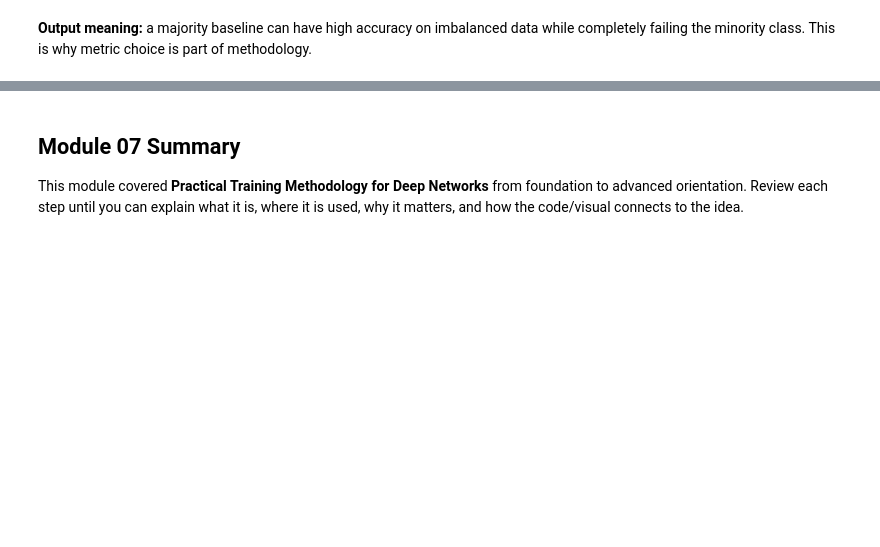
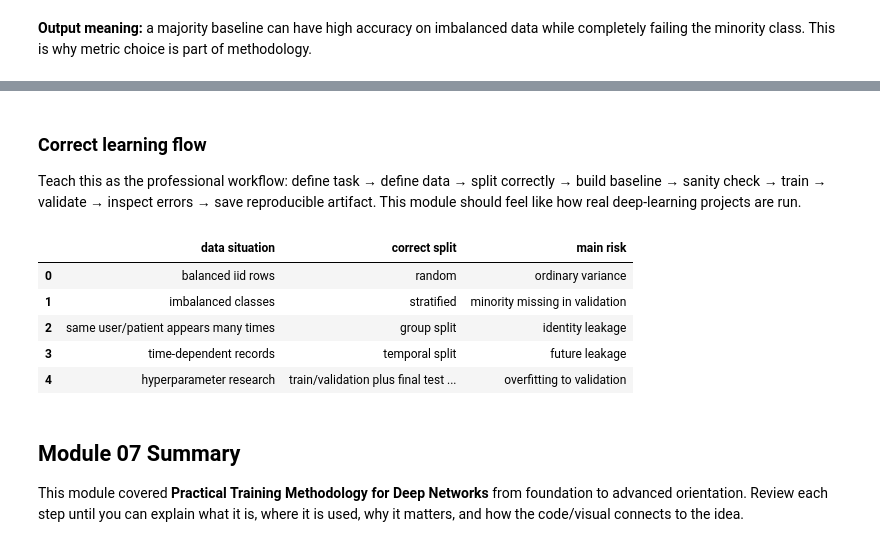
Before and after one commit to sidhu7777/Machine_Learning_Notes, a Jupyter notebook: deep_learning/modules/Module_07_Practical_Training_Methodology.ipynb, the cells around one changed output, grey strips where cells are left out. Cells and saved outputs as stored; diff of their text form; code cells hidden in the pictures; blank space fills up the shorter version.

```diff
--- a/deep_learning/modules/Module_07_Practical_Training_Methodology.ipynb
+++ b/deep_learning/modules/Module_07_Practical_Training_Methodology.ipynb
@@ -369,3 +388,22 @@ confusion matrix:
+# %% [markdown]
+### Correct learning flow
+
+Teach this as the professional workflow: define task → define data → split correctly → build baseline → sanity check → train → validate → inspect errors → save reproducible artifact. This module should feel like how real deep-learning projects are run.
+# %%
+import pandas as pd
+split_guide = pd.DataFrame({
+    'data situation':['balanced iid rows','imbalanced classes','same user/patient appears many times','time-dependent records','hyperparameter research'],
+    'correct split':['random','stratified','group split','temporal split','train/validation plus final test or nested CV'],
+    'main risk':['ordinary variance','minority missing in validation','identity leakage','future leakage','overfitting to validation']
+})
+display(split_guide)
+# %% [output]
+|  | data situation | correct split | main risk |
+| 0 | balanced iid rows | random | ordinary variance |
+| 1 | imbalanced classes | stratified | minority missing in validation |
+| 2 | same user/patient appears many times | group split | identity leakage |
+| 3 | time-dependent records | temporal split | future leakage |
+| 4 | hyperparameter research | train/validation plus final test ... | overfitting to validation |
 # %% [markdown]
 ## Module 07 Summary
 
```
Also changed, not shown: parts of 2 cells of this notebook, 12 other files.
